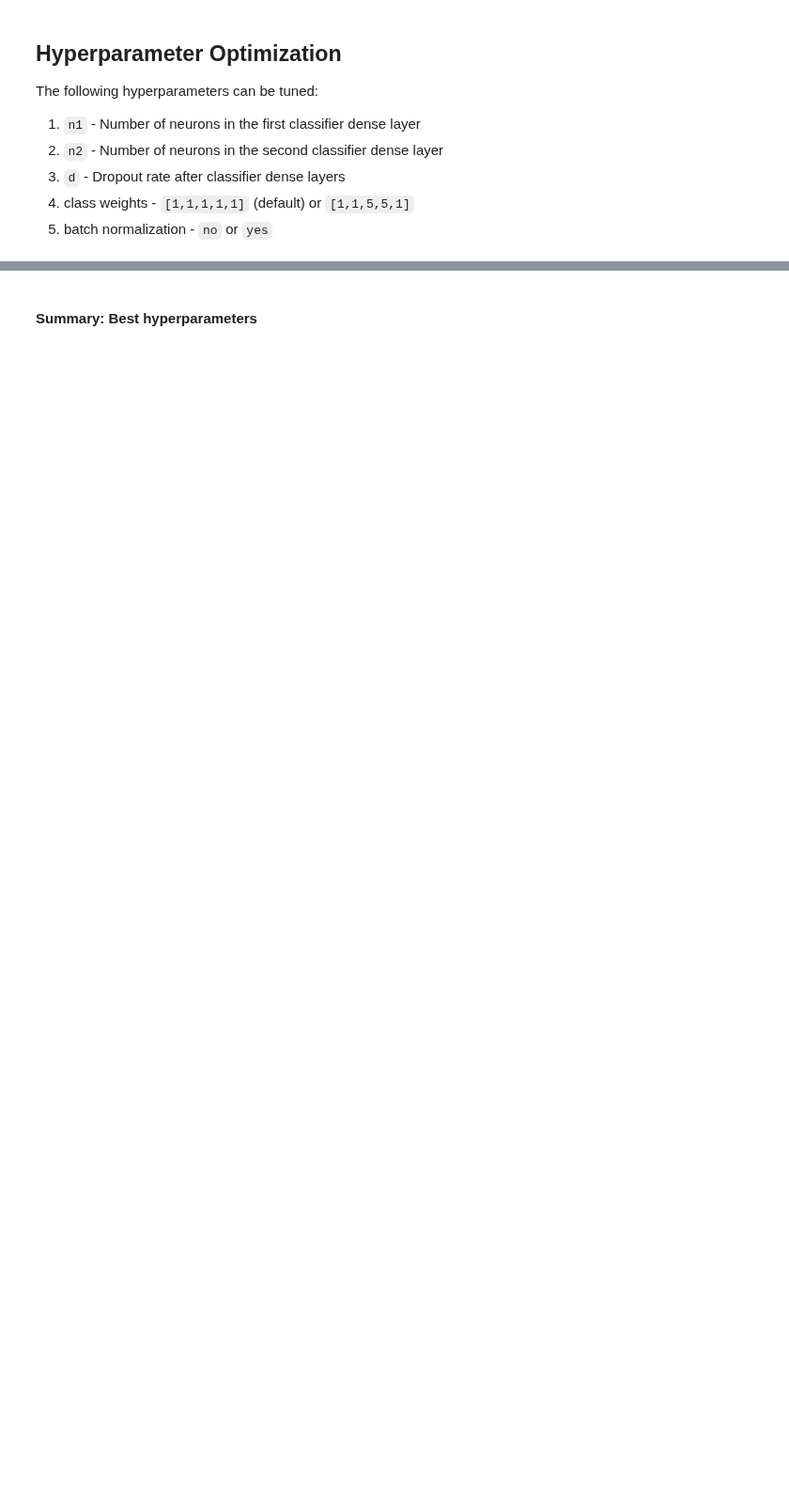
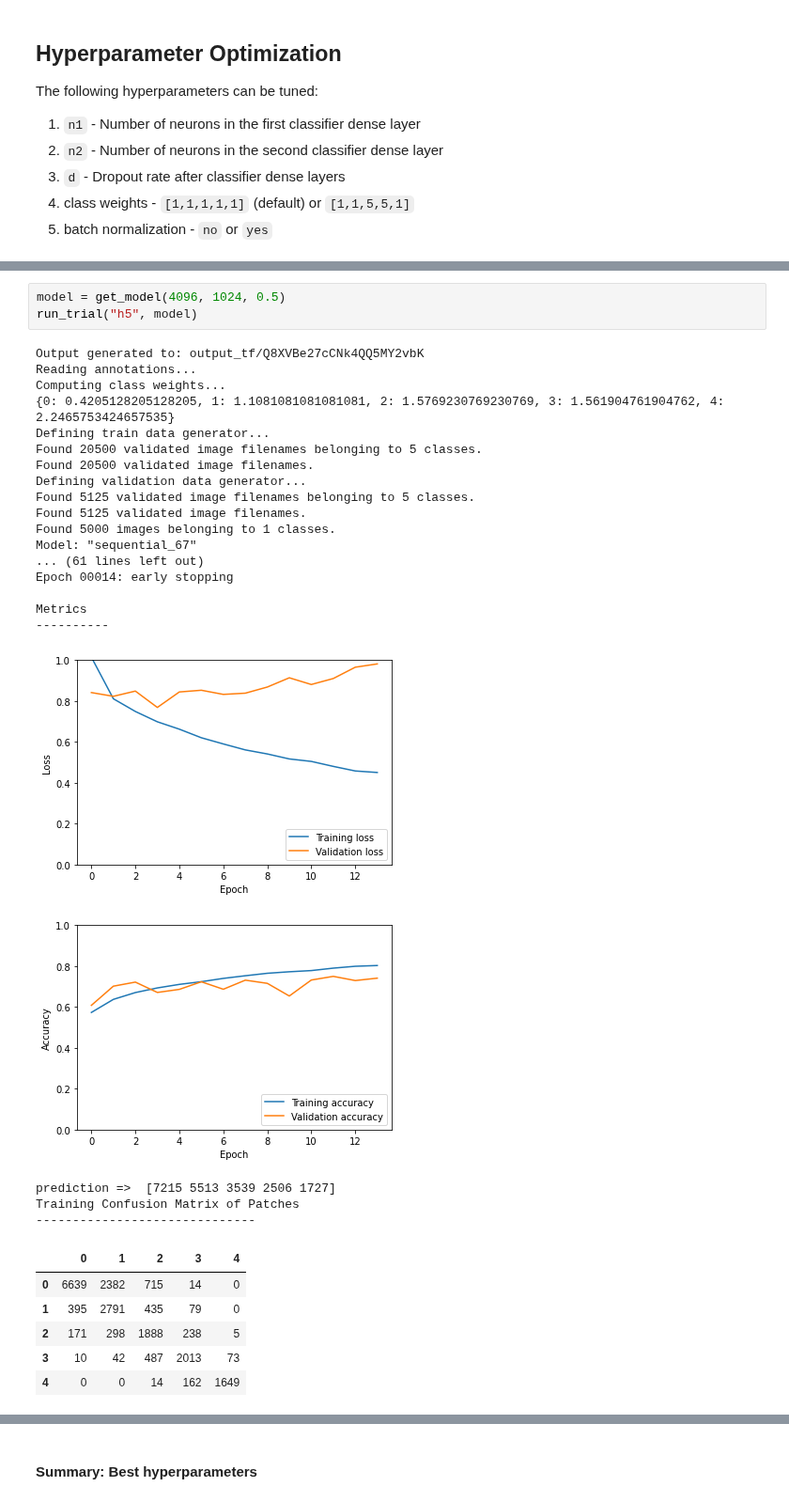
Before and after one commit to jmaness/csc591nn-projc1, a Jupyter notebook: c2_tf_c1.ipynb, the cells around one changed output, grey strips where cells are left out. Shown at 94% size. Saved outputs shown, nothing was run; the diff lists cells and outputs as text; blank space fills up the shorter version.

```diff
--- a/c2_tf_c1.ipynb
+++ b/c2_tf_c1.ipynb
@@ -789,0 +1140,32 @@ run_trial("h3", model)
+# %%
+model = get_model(4096, 1024, 0.5)
+run_trial("h5", model)
+# %% [output]
+Output generated to: output_tf/Q8XVBe27cCNk4QQ5MY2vbK
+Reading annotations...
+Computing class weights...
+{0: 0.4205128205128205, 1: 1.1081081081081081, 2: 1.5769230769230769, 3: 1.561904761904762, 4: 2.2465753424657535}
+Defining train data generator...
+Found 20500 validated image filenames belonging to 5 classes.
+Found 20500 validated image filenames.
+Defining validation data generator...
+Found 5125 validated image filenames belonging to 5 classes.
+Found 5125 validated image filenames.
+Found 5000 images belonging to 1 classes.
+Model: "sequential_67"
+... (61 lines left out)
+Epoch 00014: early stopping
+
+Metrics
+----------
+[figure, added]
+[figure, added]
+prediction =>  [7215 5513 3539 2506 1727]
+Training Confusion Matrix of Patches
+------------------------------
+|  | 0 | 1 | 2 | 3 | 4 |
+| 0 | 6639 | 2382 | 715 | 14 | 0 |
+| 1 | 395 | 2791 | 435 | 79 | 0 |
+| 2 | 171 | 298 | 1888 | 238 | 5 |
+| 3 | 10 | 42 | 487 | 2013 | 73 |
+| 4 | 0 | 0 | 14 | 162 | 1649 |
```
Also changed, not shown: parts of 31 cells of this notebook.
